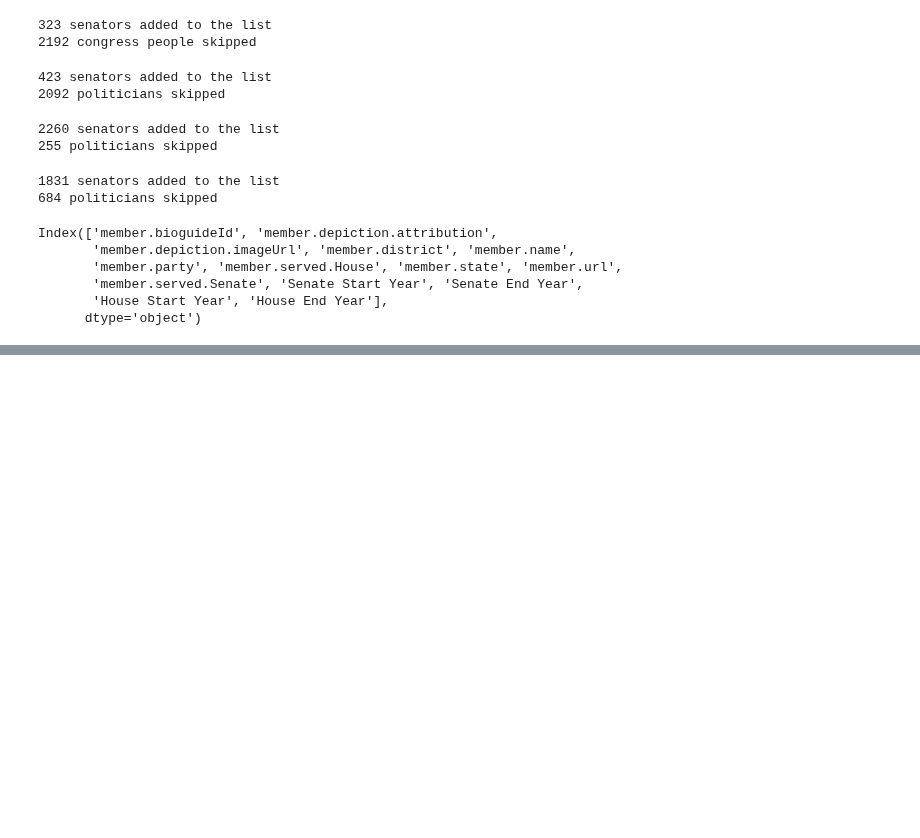
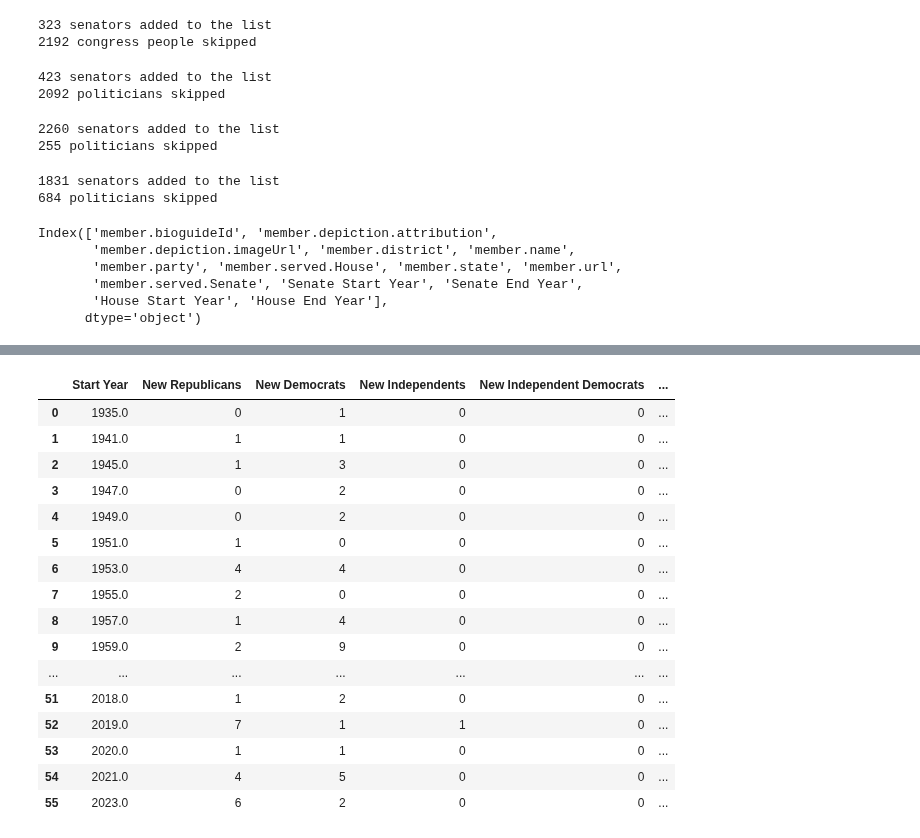
Before and after one commit to david-00001/project1, a Jupyter notebook: political_party.ipynb, the cells around one changed output, grey strips where cells are left out. Drawn from its saved outputs; the diff is of its cells as text; code cells hidden in the pictures; blank space fills up the shorter version.

Commit message:
updated data and visualizations

```diff
--- a/political_party.ipynb
+++ b/political_party.ipynb
@@ -303,0 +344,6 @@ senate_df.to_csv('senate_info.csv')
+# %%
+# new additions lists
+new_repubs = []
+new_dems = []
+new_inds = []
+new_ind_dems = []
@@ -303,0 +354,21 @@ senate_df.to_csv('senate_info.csv')
+# %%
+for year in start_years_senate:
+    democrats = senate_df.loc[(senate_df['Senate Start Year']== year) & (senate_df['Party'] == 'Democratic'),:].count()['Party']
+    republicans = senate_df.loc[(senate_df['Senate Start Year']== year) & (senate_df['Party'] == 'Republican'),:].count()['Party']
+    independents = senate_df.loc[(senate_df['Senate Start Year']== year) & (senate_df['Party'] == 'Independent'),:].count()['Party']
+    ind_demo = senate_df.loc[(senate_df['Senate Start Year']== year) & (senate_df['Party'] == 'Independent Democrat'),:].count()['Party']
+
+    new_dems.append(democrats)
+    new_repubs.append(republicans)
+    new_inds.append(independents)
+    new_ind_dems.append(ind_demo)
+
+
+
+new_senators = {'Start Year': start_years_senate,
+                'New Republicans': new_repubs,
+                'New Democrats': new_dems,
+                'New Independents': new_inds,
+                'New Independent Democrats': new_ind_dems}
+
+senate_start_df = pd.DataFrame(new_senators)
@@ -303,0 +395,3 @@ senate_df.to_csv('senate_info.csv')
+# %%
+senate_df['Years in Senate'] = senate_df['Years in Senate'].astype(int)
+senate_df.min()
@@ -303,0 +420,26 @@ senate_df.to_csv('senate_info.csv')
+# %%
+#average years served
+
+av_served_df = senate_df.groupby('Senate Start Year').mean()['Years in Senate'].round(1)
+senate_start_df = pd.merge(senate_start_df,av_served_df, left_on='Start Year', right_on="Senate Start Year")
+# %%
+senate_start_df = senate_start_df.rename(columns = {"Years in Senate": 'Average Years in Senate'})
+senate_start_df
+# %% [output]
+|  | Start Year | New Republicans | New Democrats | New Independents | New Independent Democrats | ... |
+| 0 | 1935.0 | 0 | 1 | 0 | 0 | ... |
+| 1 | 1941.0 | 1 | 1 | 0 | 0 | ... |
+| 2 | 1945.0 | 1 | 3 | 0 | 0 | ... |
+| 3 | 1947.0 | 0 | 2 | 0 | 0 | ... |
+| 4 | 1949.0 | 0 | 2 | 0 | 0 | ... |
+| 5 | 1951.0 | 1 | 0 | 0 | 0 | ... |
+| 6 | 1953.0 | 4 | 4 | 0 | 0 | ... |
+| 7 | 1955.0 | 2 | 0 | 0 | 0 | ... |
+| 8 | 1957.0 | 1 | 4 | 0 | 0 | ... |
+| 9 | 1959.0 | 2 | 9 | 0 | 0 | ... |
+| ... | ... | ... | ... | ... | ... | ... |
+| 51 | 2018.0 | 1 | 2 | 0 | 0 | ... |
+| 52 | 2019.0 | 7 | 1 | 1 | 0 | ... |
+| 53 | 2020.0 | 1 | 1 | 0 | 0 | ... |
+| 54 | 2021.0 | 4 | 5 | 0 | 0 | ... |
+| 55 | 2023.0 | 6 | 2 | 0 | 0 | ... |
```
Also changed, not shown: parts of 37 cells of this notebook, 9 other files.
